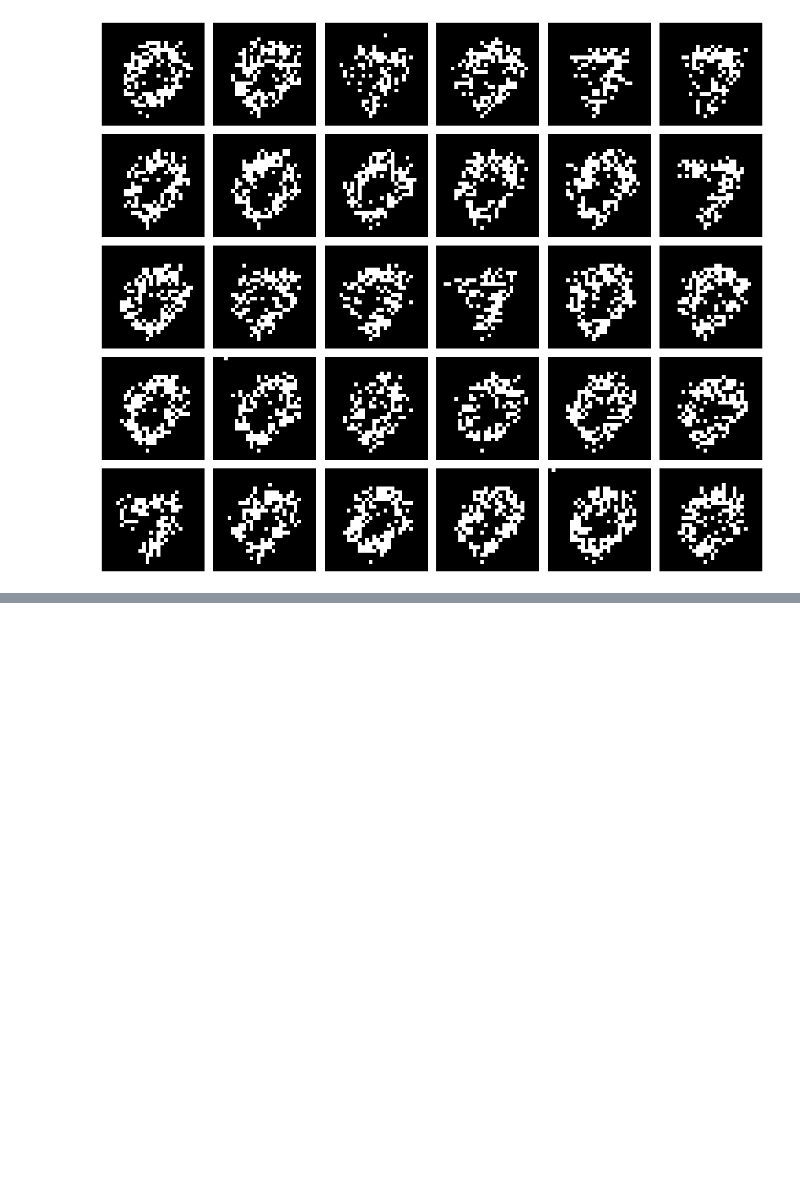
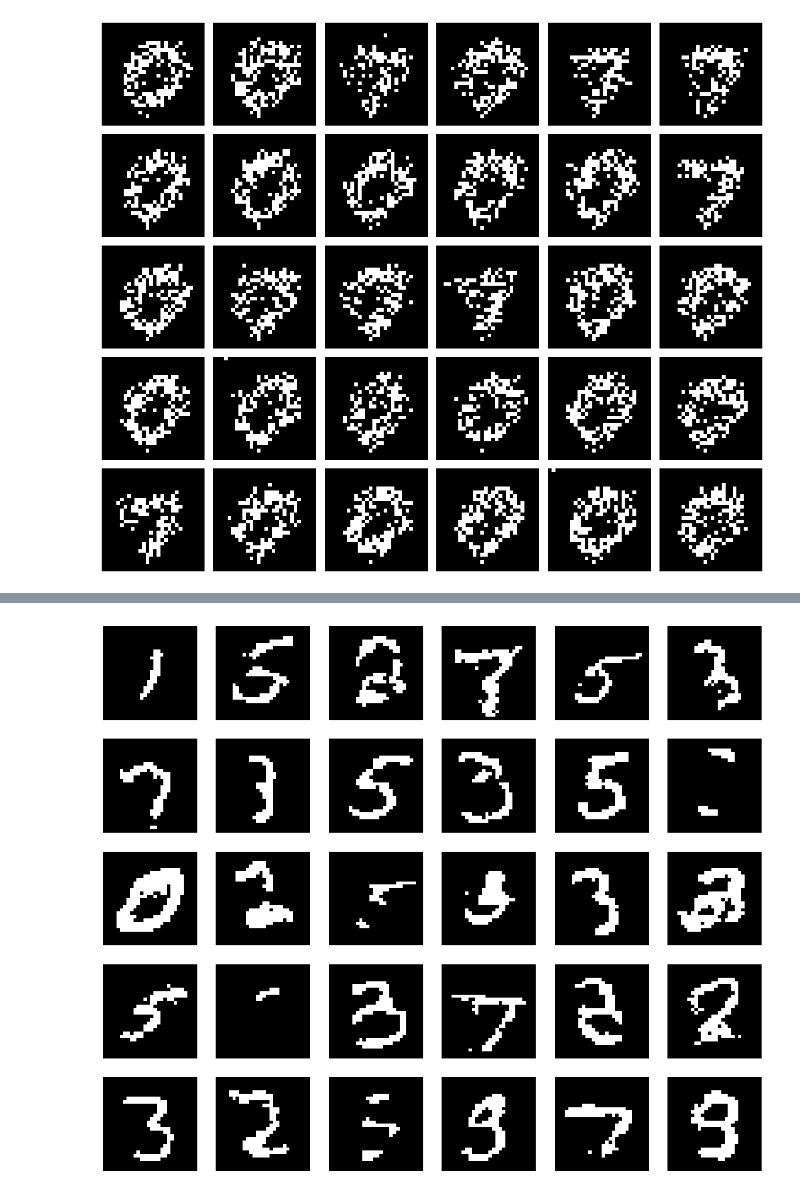
Before and after one commit to LalithKishore-S/GenAI-Lab, a Jupyter notebook: auto_regressive_mnist.ipynb, the cells around one changed output, grey strips where cells are left out. Cells and saved outputs as stored; diff of their text form; code cells hidden in the pictures; blank space fills up the shorter version.

Commit message:
Added code for shared NADE

```diff
--- a/auto_regressive_mnist.ipynb
+++ b/auto_regressive_mnist.ipynb
@@ -120,0 +169,3 @@ plt.show()
+# %%
+model = NADE_s()
+model(np.zeros((1, 784)), training = False)
@@ -120,0 +237,11 @@ plt.show()
+# %%
+samples = model.sample(n_samples=30).numpy()
+images = samples.reshape(-1, 28, 28)
+
+fig, axes = plt.subplots(5, 6, figsize=(12, 10))
+for i, ax in enumerate(axes.flatten()):
+    ax.imshow(images[i], cmap="gray")
+    ax.axis("off")
+plt.show()
+# %% [output]
+[figure, added]
```
Also changed, not shown: parts of 8 cells of this notebook, 1 other file.
